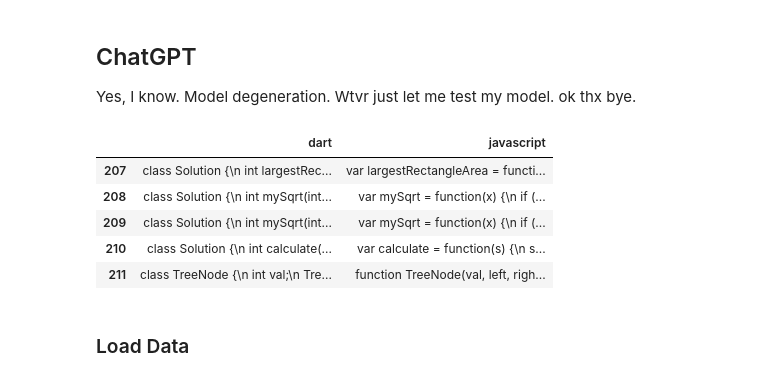
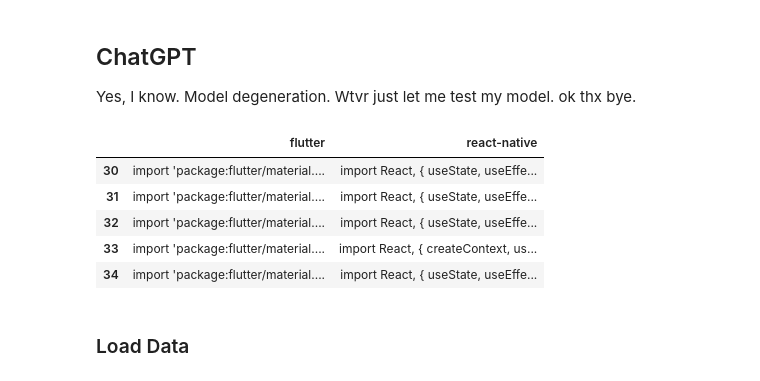
Before and after one commit to fraimwork/fraimwork, a Jupyter notebook: backend/data/Data_Collection.ipynb, the cells around one changed output. Cells and saved outputs as stored; diff of their text form; code cells hidden in the pictures.

````diff
--- a/backend/data/Data_Collection.ipynb
+++ b/backend/data/Data_Collection.ipynb
@@ -7,39 +7,46 @@ Yes, I know. Model degeneration. Wtvr just let me test my model. ok thx bye.
 # %%
 from bs4 import BeautifulSoup
 import pandas as pd
 
 file_path = './raw/chat.html'  # Replace with the path to your HTML file
 with open(file_path, 'r', encoding='utf-8') as file:
     content = file.read()
 
 soup = BeautifulSoup(content, 'html.parser')
 
-dart_code = []
-js_code = []
+a_name = "flutter"
+b_name = "react-native"
+
+a_language = "dart"
+b_language = "javascript"
+
+a_code = []
+b_code = []
 
 # Find all <pre> elements with class
 messages = soup.find_all('pre')
 
 for message in messages:
     text = message.text
     if '```' not in text: continue
     # Split the text into code blocks
     code_blocks = text.split('```')
     # get rid of 2 spaces at the beginning of each line
     code_blocks = [code.replace('\n  ', '\n') for code in code_blocks]
-    dart_code.append(code_blocks[1][len('dart\n'):])
-    js_code.append(code_blocks[3][len('javascript\n'):])
+    # split by the first newline character
+    a_code.append(code_blocks[1][len(f'{a_language}\n'):])
+    b_code.append(code_blocks[3][len(f'{b_language}\n'):])
 
-df = pd.DataFrame({'dart': dart_code, 'javascript': js_code})
-df.to_csv('raw/samples.csv', index=False)
+df = pd.DataFrame({a_name: a_code, b_name: b_code})
+df.to_csv(f'raw/samples_{a_name}_{b_name}.csv', index=False)
 df.tail()
 # %% [output]
-|  | dart | javascript |
-| 207 | class Solution {\n int largestRec... | var largestRectangleArea = functi... |
-| 208 | class Solution {\n int mySqrt(int... | var mySqrt = function(x) {\n if (... |
-| 209 | class Solution {\n int mySqrt(int... | var mySqrt = function(x) {\n if (... |
-| 210 | class Solution {\n int calculate(... | var calculate = function(s) {\n s... |
-| 211 | class TreeNode {\n int val;\n Tre... | function TreeNode(val, left, righ... |
+|  | flutter | react-native |
+| 30 | import 'package:flutter/material.... | import React, { useState, useEffe... |
+| 31 | import 'package:flutter/material.... | import React, { useState, useEffe... |
+| 32 | import 'package:flutter/material.... | import React, { useState, useEffe... |
+| 33 | import 'package:flutter/material.... | import React, { createContext, us... |
+| 34 | import 'package:flutter/material.... | import React, { useState, useEffe... |
 # %% [markdown]
 ### Load Data
 # %%
````
Also changed, not shown: 1 other file.
